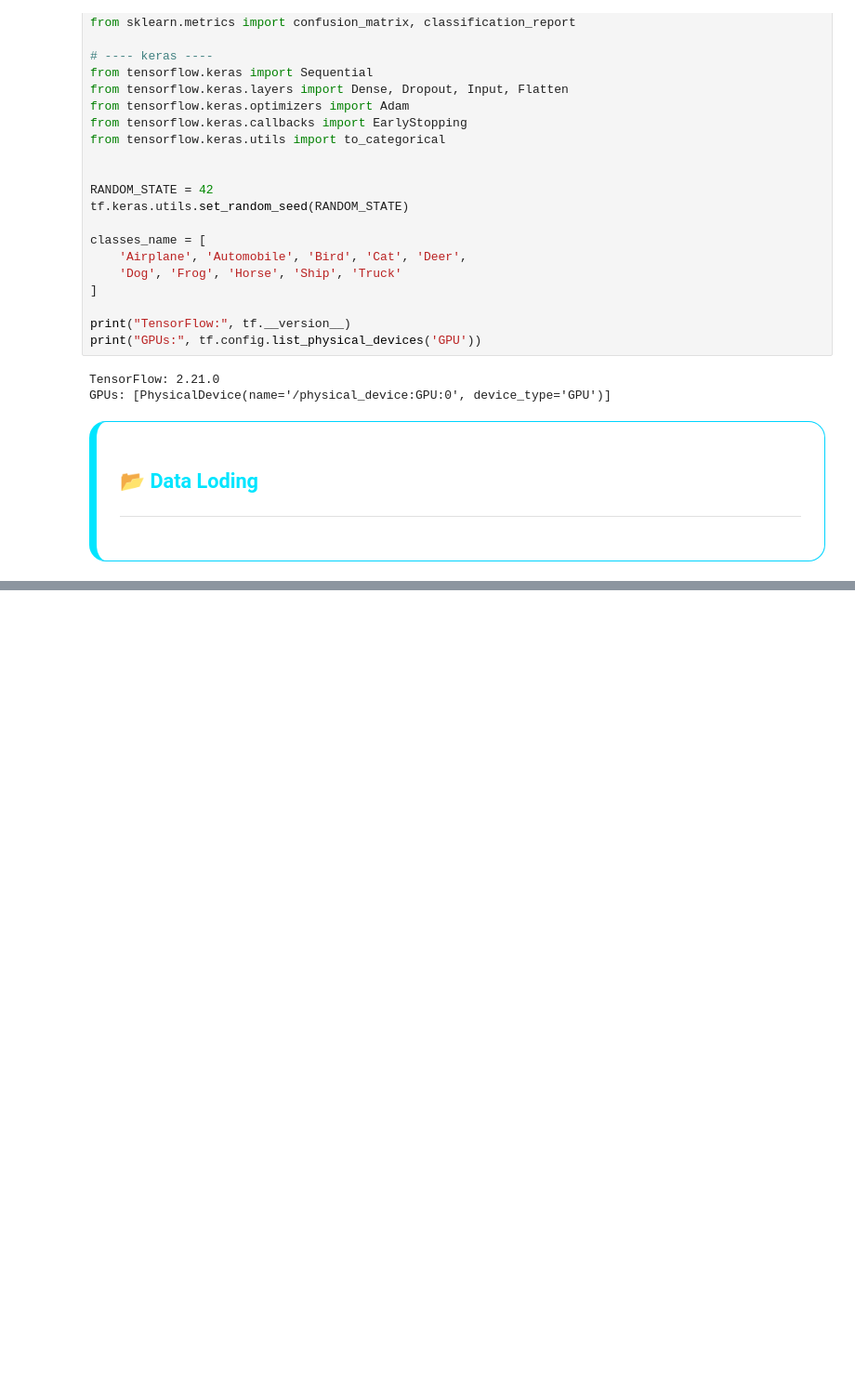
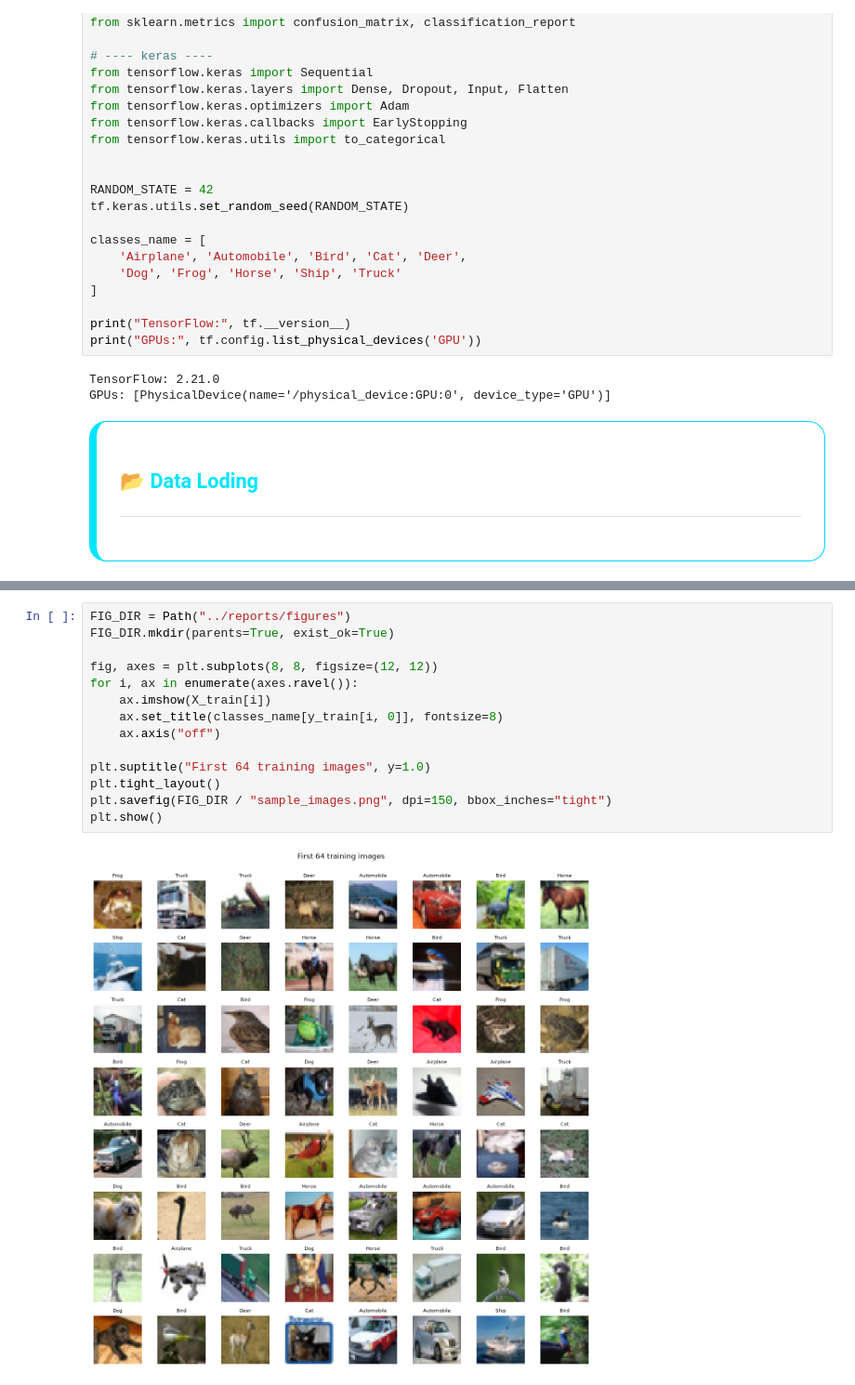
Before and after one commit to isapour0/CIFAR10-mlp-cnn, a Jupyter notebook: notebooks/CIFAR10-mlp.ipynb, the cells around one changed output, grey strips where cells are left out. Shown at 93% size. Drawn from its saved outputs; the diff is of its cells as text; blank space fills up the shorter version.

```diff
--- a/notebooks/CIFAR10-mlp.ipynb
+++ b/notebooks/CIFAR10-mlp.ipynb
@@ -176,0 +238,16 @@ NameError: name 'data_path' is not defined
+# %%
+FIG_DIR = Path("../reports/figures")
+FIG_DIR.mkdir(parents=True, exist_ok=True)
+
+fig, axes = plt.subplots(8, 8, figsize=(12, 12))
+for i, ax in enumerate(axes.ravel()):
+    ax.imshow(X_train[i])
+    ax.set_title(classes_name[y_train[i, 0]], fontsize=8)
+    ax.axis("off")
+
+plt.suptitle("First 64 training images", y=1.0)
+plt.tight_layout()
+plt.savefig(FIG_DIR / "sample_images.png", dpi=150, bbox_inches="tight")
+plt.show()
+# %% [output]
+[figure, added]
```
Also changed, not shown: parts of 9 cells of this notebook, 3 other files.
